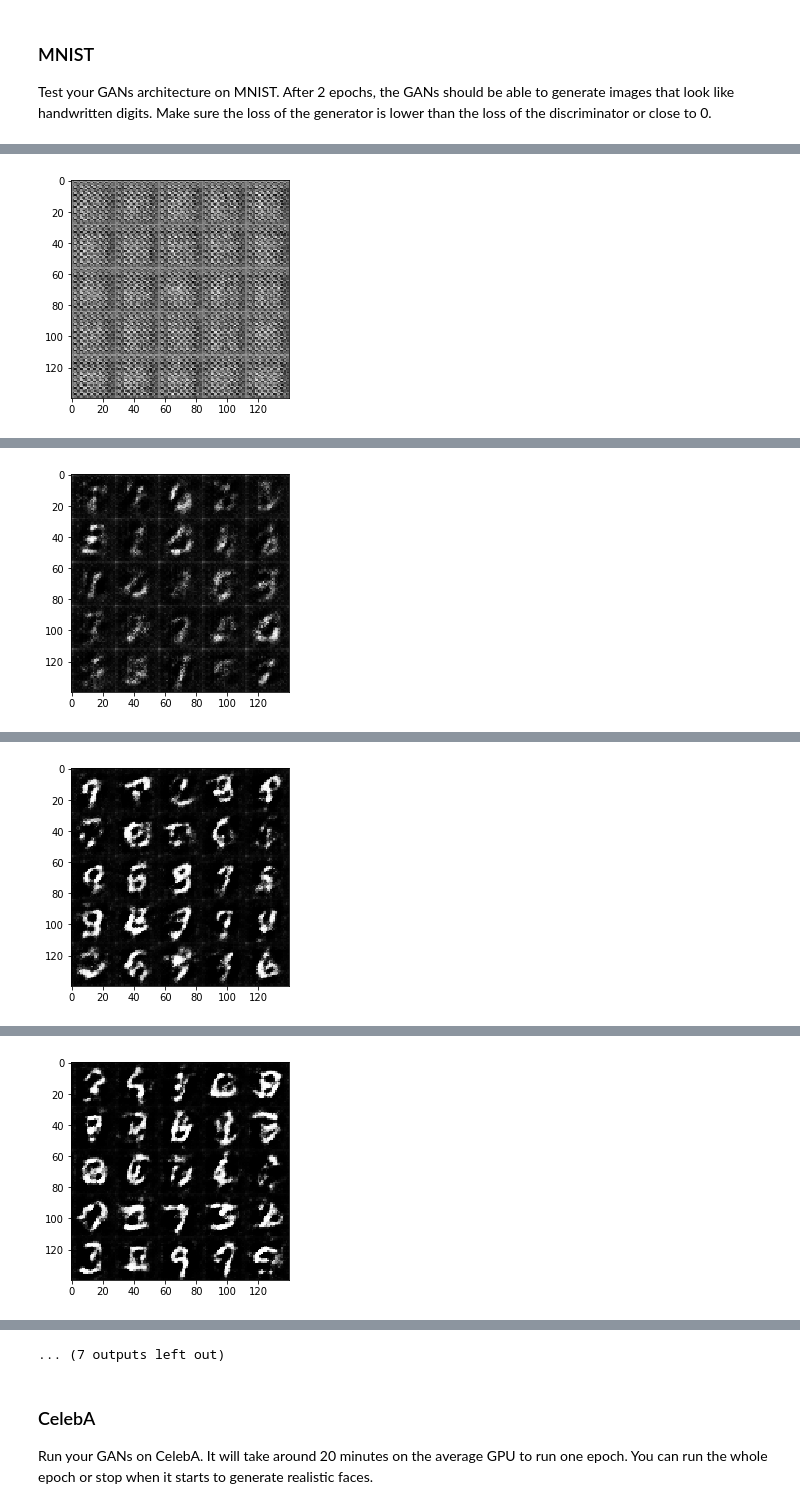
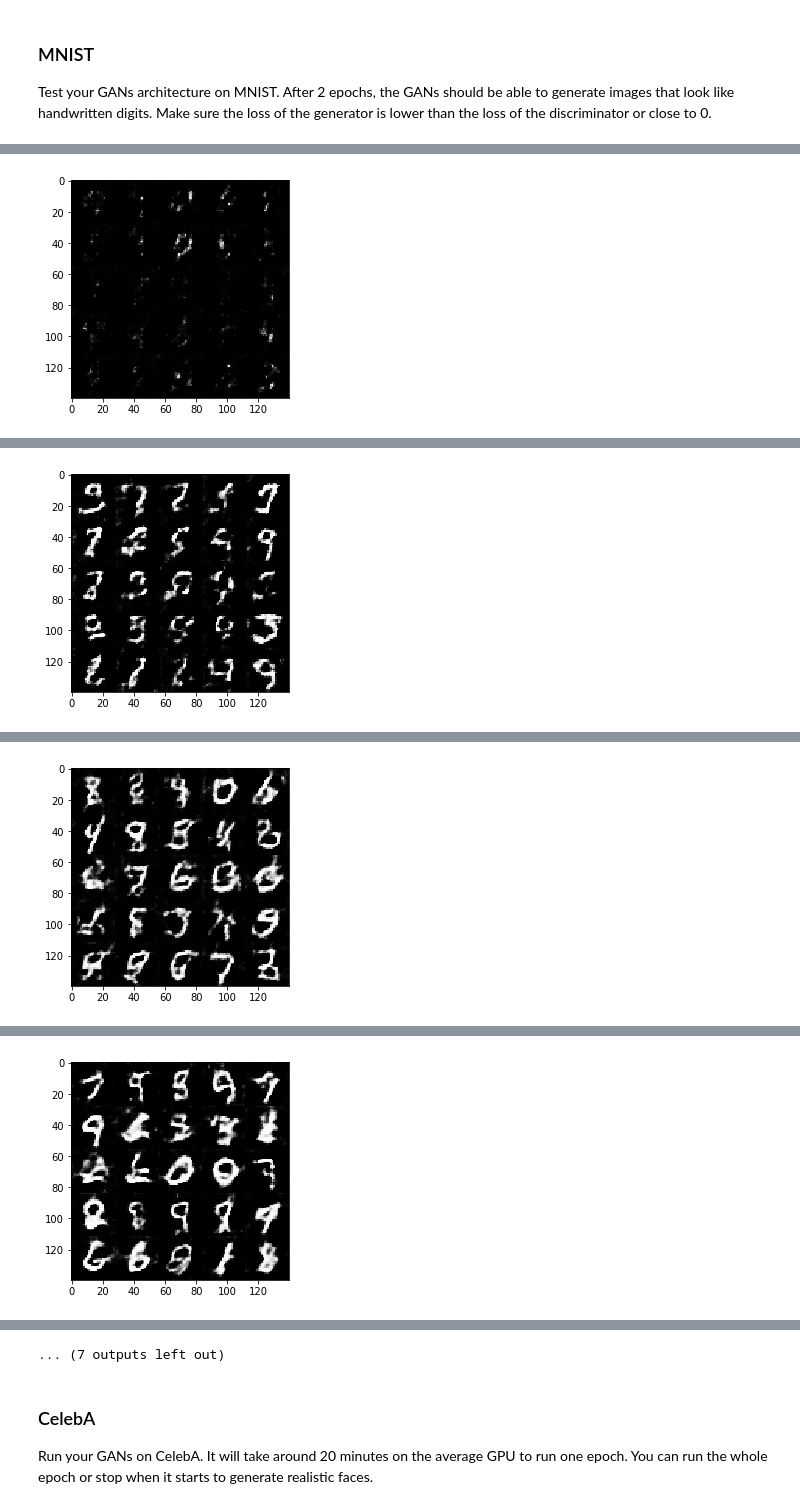
Before and after one commit to thaophung/Udacity_deep_learning, a Jupyter notebook: face_generation/dlnd_face_generation.ipynb, the cells around one changed output, grey strips where cells are left out. Saved outputs shown, nothing was run; the diff lists cells and outputs as text; code cells hidden in the pictures.

```diff
--- a/face_generation/dlnd_face_generation.ipynb
+++ b/face_generation/dlnd_face_generation.ipynb
@@ -150,7 +144,7 @@ def discriminator(images, reuse=False):
     :return: Tuple of (tensor output of the discriminator, tensor logits of the discriminator)
     """
     # TODO: Implement Function
-    alpha = 0.2
+    alpha = 0.1
     with tf.variable_scope('discriminator', reuse=reuse):
         x1 = tf.layers.conv2d(images, 64,5,strides=2, padding='same')
         relu1 = tf.maximum(alpha*x1, x1)
@@ -170,15 +164,15 @@ def discriminator(images, reuse=False):
         drop3 = tf.nn.dropout(relu3, keep_prob=0.8)
         # size 4x4x256
 
-        x4 = tf.layers.conv2d(drop3, 512, 5, strides=2, padding='same')
-        bn4 = tf.layers.batch_normalization(x4, training=True)
-        relu4 = tf.maximum(alpha * bn4, bn4)
-        drop4 = tf.nn.dropout(relu4, keep_prob=0.8)
+       #x4 = tf.layers.conv2d(drop3, 512, 5, strides=2, padding='same')
+        #bn4 = tf.layers.batch_normalization(x4, training=True)
+        #relu4 = tf.maximum(alpha * bn4, bn4)
+        #drop4 = tf.nn.dropout(relu4, keep_prob=0.8)
 
         #size 2x2x256
         # Flatten
 
-        flat = tf.contrib.layers.flatten(drop4)
+        flat = tf.contrib.layers.flatten(drop3)
         logits = tf.layers.dense(flat,1)
         out = tf.sigmoid(logits)
 
@@ -203,7 +197,7 @@ def generator(z, out_channel_dim, is_train=True):
     :param is_train: Boolean if generator is being used for training
     :return: The tensor output of the generator
     """
-    alpha = 0.2
+    alpha = 0.1
     # TODO: Implement Function
     with tf.variable_scope('generator', reuse=not is_train):
         # First fully connected layer
@@ -216,23 +210,24 @@ def generator(z, out_channel_dim, is_train=True):
         #print(x1)
         # 7*7*512 now
 
-        x2 = tf.layers.conv2d_transpose(x1, 256, 5, strides=2, padding='same')
+
+        x2 = tf.layers.conv2d_transpose(x1, 256, 5, strides=1, padding='same')
         x2 = tf.layers.batch_normalization(x2, training=is_train)
         x2 = tf.maximum(alpha* x2, x2)
         x2 = tf.nn.dropout(x2, keep_prob=0.5)
         #print(x2)
-        # 14*14x256 now
+        # 7*7x256 now
 
         x3 = tf.layers.conv2d_transpose(x2, 128, 5, strides=2, padding='same')
         x3 = tf.layers.batch_normalization(x3, training=is_train)
         x3 = tf.maximum(alpha*x3, x3)
         x3 = tf.nn.dropout(x3, keep_prob=0.5)
         #print(x3)
-        # 28*28*128 now
+        # 14*14*128 now
 
 
         # Output layer
-        logits = tf.layers.conv2d_transpose(x3, out_channel_dim, 5, strides=1, padding='same')
+        logits = tf.layers.conv2d_transpose(x3, out_channel_dim, 5, strides=2, padding='same')
         #print(logits)
         # 28*28*5 now
 
@@ -419,9 +414,9 @@ def train(epoch_count, batch_size, z_dim, learning_rate, beta1, get_batches, dat
 ### MNIST
 Test your GANs architecture on MNIST.  After 2 epochs, the GANs should be able to generate images that look like handwritten digits.  Make sure the loss of the generator is lower than the loss of the discriminator or close to 0.
 # %%
-batch_size = 64
-z_dim = 100
-learning_rate = 0.00025
+batch_size = 128
+z_dim = 128
+learning_rate = 0.001
 beta1 = 0.5
 
 
@@ -434,4 +429,5 @@ mnist_dataset = helper.Dataset('mnist', glob(os.path.join(data_dir, 'mnist/*.jpg
 with tf.Graph().as_default():
     train(epochs, batch_size, z_dim, learning_rate, beta1, mnist_dataset.get_batches,
           mnist_dataset.shape, mnist_dataset.image_mode)
+print("Done")
 # %% [output]
@@ -448 +444 @@ Epoch 1/2... Discriminator Loss: 1.2074... Generator Loss: 0.6275
-[figure, old version]
+[figure, new version]
@@ -459 +455 @@ Epoch 1/2... Discriminator Loss: 1.2973... Generator Loss: 0.6795
-[figure, old version]
+[figure, new version]
@@ -470 +466 @@ Epoch 1/2... Discriminator Loss: 1.1371... Generator Loss: 0.8034
-[figure, old version]
+[figure, new version]
@@ -481 +477 @@ Epoch 1/2... Discriminator Loss: 1.0471... Generator Loss: 0.8456
-[figure, old version]
+[figure, new version]
```
Also changed, not shown: parts of 7 cells of this notebook, 1 other file.
